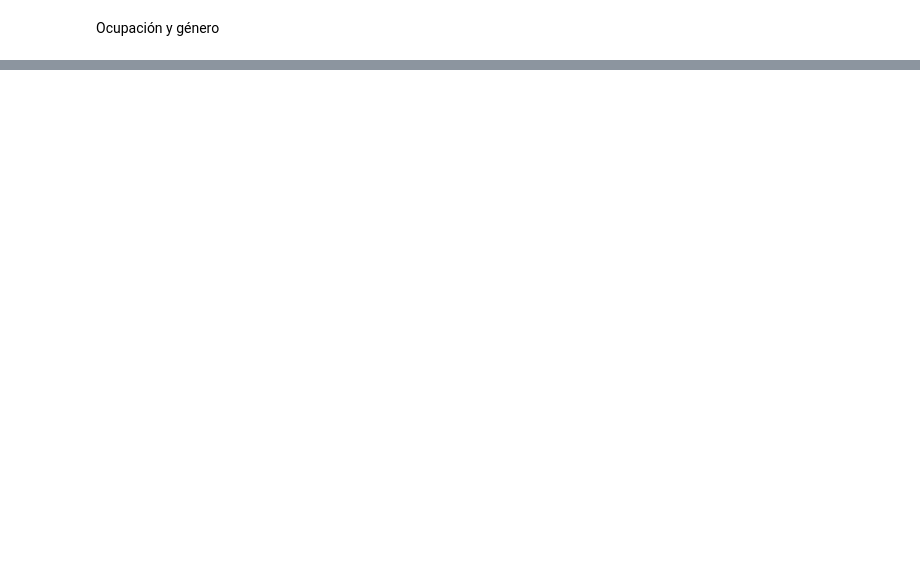
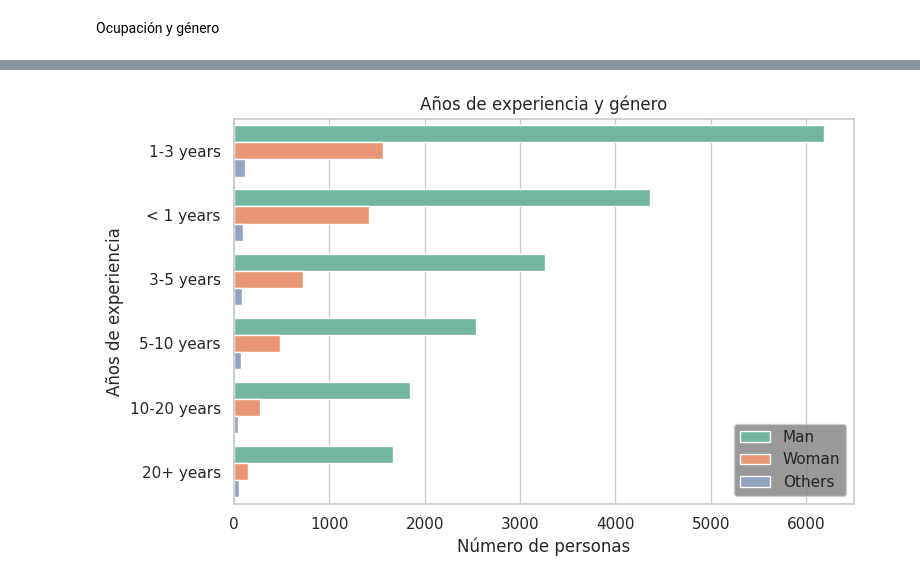
Before and after one commit to Adalab/project2-da-promo-c-modulo-2-team4, a Jupyter notebook: 04- Preguntas/4.1. Pregunta1.ipynb, the cells around one changed output, grey strips where cells are left out. Drawn from its saved outputs; the diff is of its cells as text; code cells hidden in the pictures; blank space fills up the shorter version.

```diff
--- a/04- Preguntas/4.1. Pregunta1.ipynb
+++ b/04- Preguntas/4.1. Pregunta1.ipynb
@@ -204,0 +247,17 @@ Años de experiencia y género
+# %%
+plt.figure(figsize= (8,5))
+sns.countplot(y= 'q6_exp_tech' ,
+            data=df_perfil,
+            hue= 'q2_genero_new',
+            palette = 'Set2',
+            order=['1-3 years', '< 1 years', '3-5 years', '5-10 years', '10-20 years','20+ years'],
+            hue_order = ['Man', 'Woman', 'Others'])
+
+plt.title('Años de experiencia y género')
+plt.xlabel('Número de personas') # definir el nombre del eje X
+plt.ylabel('Años de experiencia'); # definir el nombre del eje Y
+plt.legend(facecolor='gray', loc="lower right")
+plt.savefig("graficas/09-experiencia-genero.png")
+plt.show();
+# %% [output]
+[figure, added]
```
Also changed, not shown: parts of 20 cells of this notebook, 13 other files.
